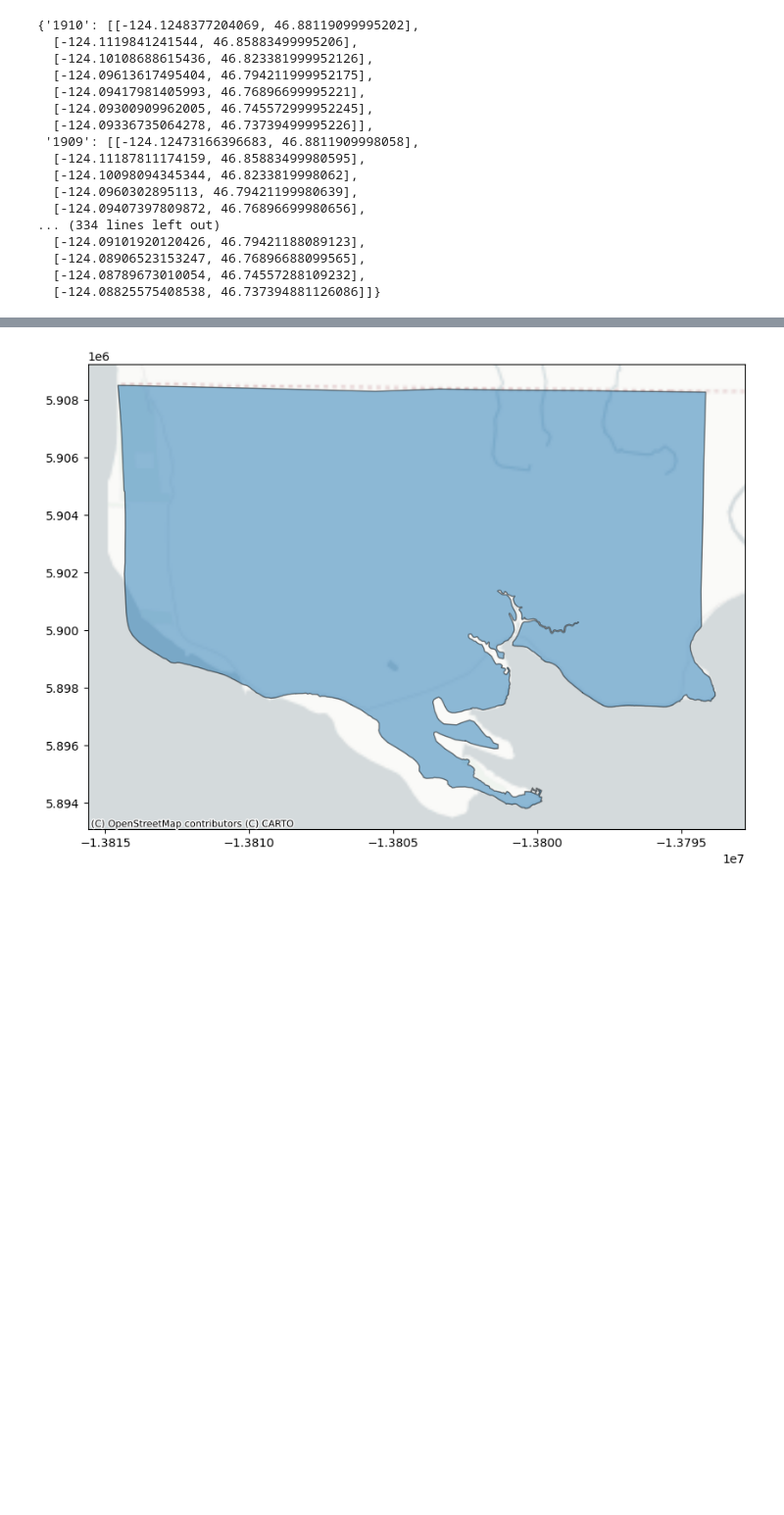
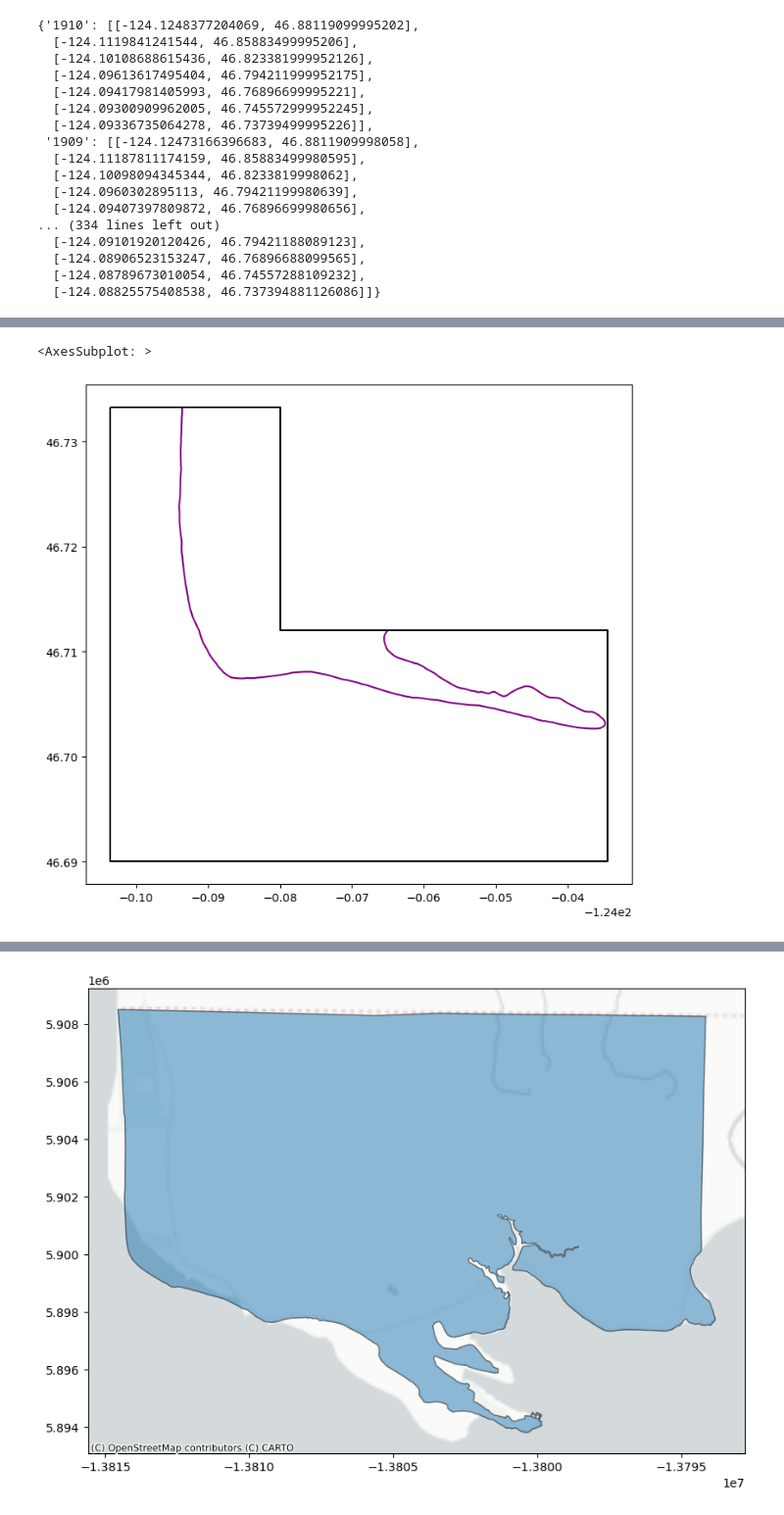
Before and after one commit to JerryLiu-96/Grays_Harbor_Storymap, a Jupyter notebook: line_extension.ipynb, the cells around one changed output, grey strips where cells are left out. Shown at 98% size. Drawn from its saved outputs; the diff is of its cells as text; code cells hidden in the pictures; blank space fills up the shorter version.

```diff
--- a/line_extension.ipynb
+++ b/line_extension.ipynb
@@ -1253,0 +1425,4 @@ for point in intersection_points:
+# %%
+#read 1911 and 1926 file with geopandas
+gdf_1926 = gpd.read_file('assets/ECY_historical_shorelines_epsg32149/1926.geojson')
+gdf_1911 = gpd.read_file('assets/ECY_estimated_shorelines/Aug4/1911.geojson')
@@ -1253,0 +1741,11 @@ for point in intersection_points:
+# %%
+polygon=Polygon([(-124.10358, 46.733252766225945),(-124.08, 46.733252766225945),(-124.08,46.712),(-124.0345,46.712),(-124.0345,46.69),(-124.10358,46.69)])
+gdf_1911_clipped = gdf_1911.clip(polygon)
+poly_gdf = gpd.GeoDataFrame([1], geometry=[polygon], crs=gdf_1911.crs)
+
+fig, ax = plt.subplots(figsize=(12, 8))
+gdf_1911_clipped.plot(ax=ax, color="purple")
+poly_gdf.boundary.plot(ax=ax, color="black")
+# %% [output]
+<AxesSubplot: >
+[figure, added]
```
Also changed, not shown: parts of 160 cells of this notebook.
